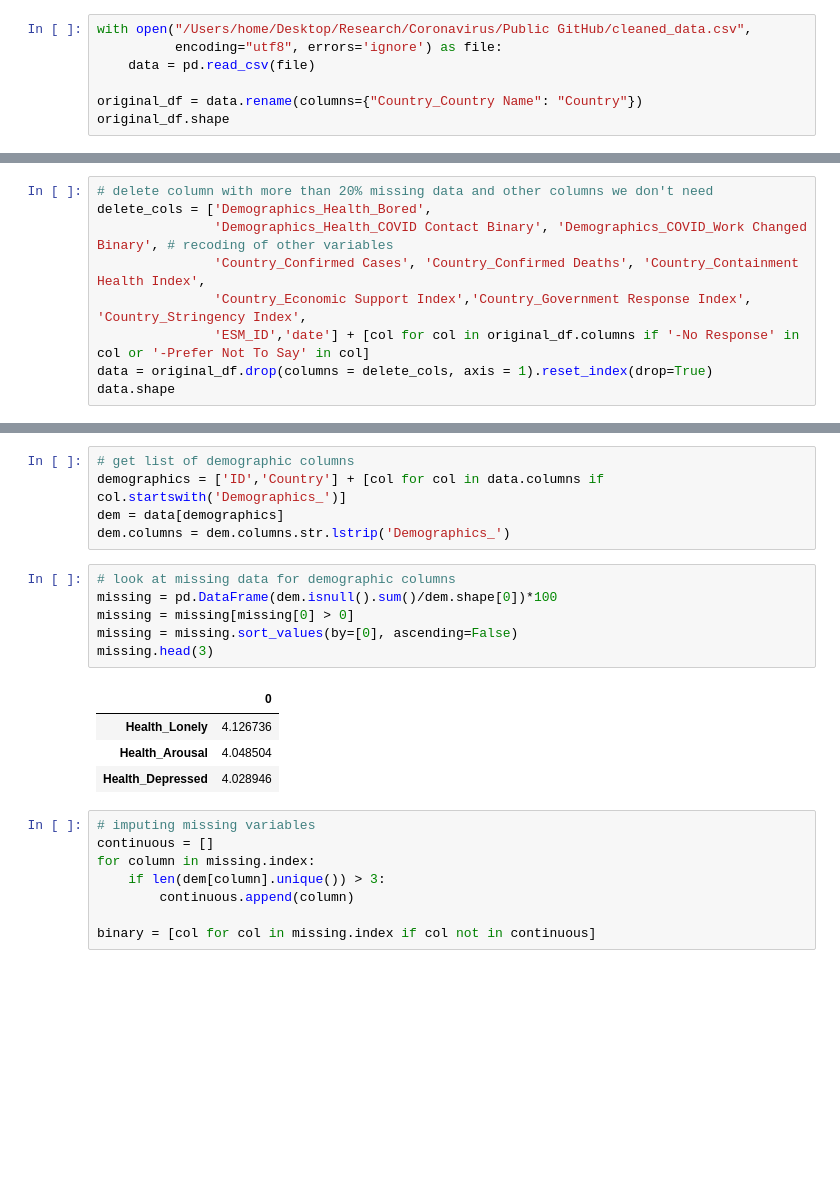
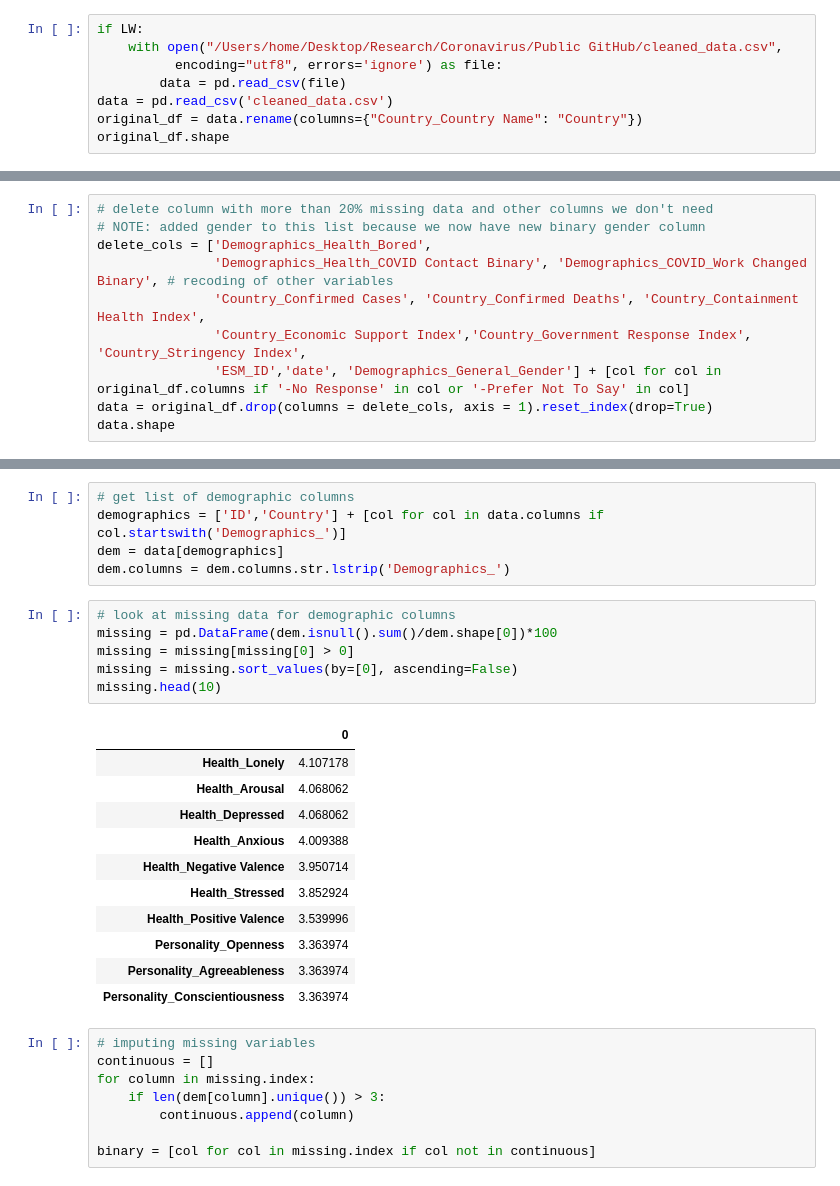
Before and after one commit to lkfink/CMQ, a Jupyter notebook: Factor_Analysis.ipynb, the cells around one changed output, grey strips where cells are left out. Saved outputs shown, nothing was run; the diff lists cells and outputs as text; blank space fills up the shorter version.

```diff
--- a/Factor_Analysis.ipynb
+++ b/Factor_Analysis.ipynb
@@ -19,9 +21,10 @@ os.chdir("/Users/home/Desktop/Research/Coronavirus/Public GitHub")
 %run Coronavirus_Music_Functions.ipynb
 # %%
-with open("/Users/home/Desktop/Research/Coronavirus/Public GitHub/cleaned_data.csv",
+if LW:
+    with open("/Users/home/Desktop/Research/Coronavirus/Public GitHub/cleaned_data.csv",
           encoding="utf8", errors='ignore') as file:
-    data = pd.read_csv(file)
-
+        data = pd.read_csv(file)
+data = pd.read_csv('cleaned_data.csv')
 original_df = data.rename(columns={"Country_Country Name": "Country"})
 original_df.shape
 # %% [output]
@@ -51,11 +54,12 @@ missing.loc[cols,:]
 | Demographics_Health_Bored | 47.897516 |
 # %%
 # delete column with more than 20% missing data and other columns we don't need
+# NOTE: added gender to this list because we now have new binary gender column
 delete_cols = ['Demographics_Health_Bored',
                'Demographics_Health_COVID Contact Binary', 'Demographics_COVID_Work Changed Binary', # recoding of other variables
                'Country_Confirmed Cases', 'Country_Confirmed Deaths', 'Country_Containment Health Index',
                'Country_Economic Support Index','Country_Government Response Index', 'Country_Stringency Index',
-               'ESM_ID','date'] + [col for col in original_df.columns if '-No Response' in col or '-Prefer Not To Say' in col]
+               'ESM_ID','date', 'Demographics_General_Gender'] + [col for col in original_df.columns if '-No Response' in col or '-Prefer Not To Say' in col]
 data = original_df.drop(columns = delete_cols, axis = 1).reset_index(drop=True)
 data.shape
 # %% [output]
@@ -68,14 +72,21 @@ dem.columns = dem.columns.str.lstrip('Demographics_')
 # %%
 # look at missing data for demographic columns
 missing = pd.DataFrame(dem.isnull().sum()/dem.shape[0])*100
 missing = missing[missing[0] > 0]
 missing = missing.sort_values(by=[0], ascending=False)
-missing.head(3)
+missing.head(10)
 # %% [output]
 |  | 0 |
-| Health_Lonely | 4.126736 |
-| Health_Arousal | 4.048504 |
-| Health_Depressed | 4.028946 |
+| Health_Lonely | 4.107178 |
+| Health_Arousal | 4.068062 |
+| Health_Depressed | 4.068062 |
+| Health_Anxious | 4.009388 |
+| Health_Negative Valence | 3.950714 |
+| Health_Stressed | 3.852924 |
+| Health_Positive Valence | 3.539996 |
+| Personality_Openness | 3.363974 |
+| Personality_Agreeableness | 3.363974 |
+| Personality_Conscientiousness | 3.363974 |
 # %%
 # imputing missing variables
 continuous = []
```
Also changed, not shown: parts of 15 cells of this notebook, 1 other file.
